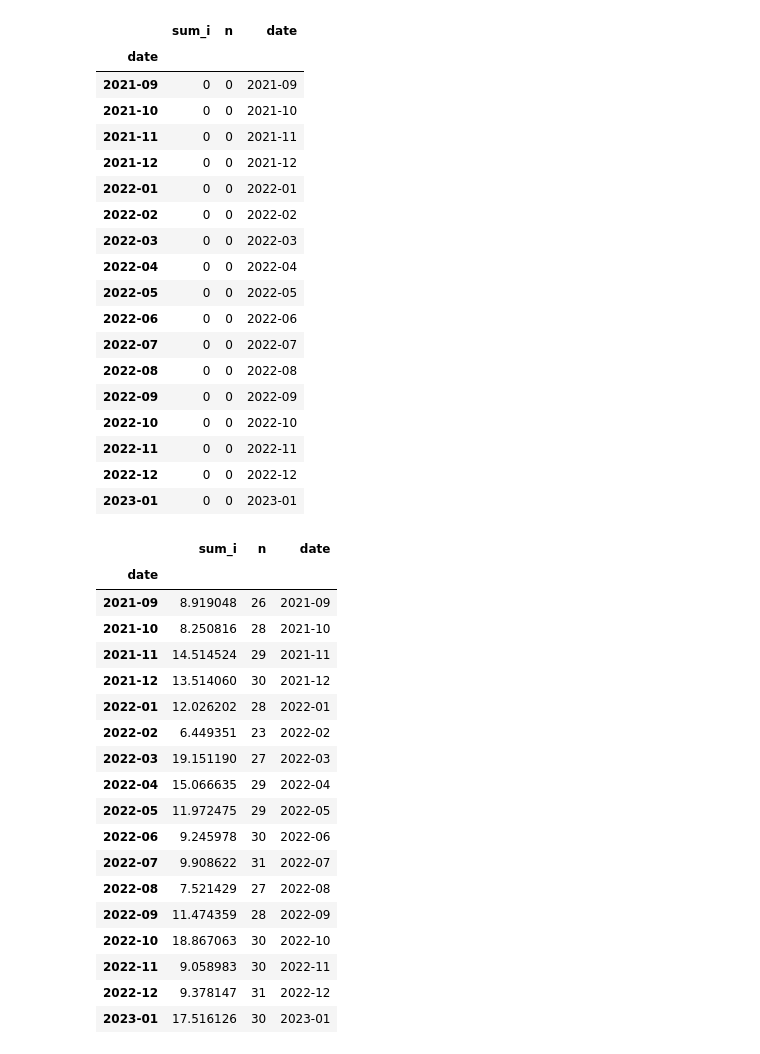
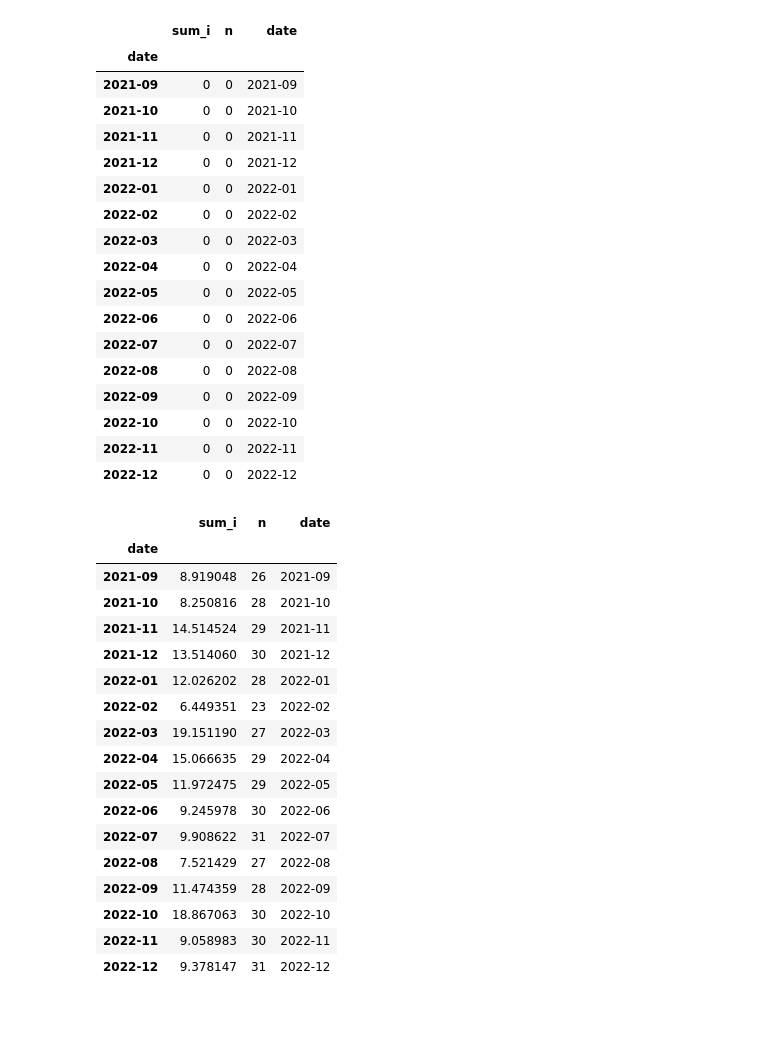
Before and after one commit to AMatevosova/Modeling-the-impact-of-sanctions-on-inflation-expectations, a Jupyter notebook: Проверка индикатора.ipynb, the cells around one changed output. Cells and saved outputs as stored; diff of their text form; code cells hidden in the pictures; blank space fills up the shorter version.

```diff
--- a/Проверка индикатора.ipynb
+++ b/Проверка индикатора.ipynb
@@ -23,31 +23,30 @@ df
 # %%
 df_month=pd.DataFrame()
-df_month['date']=['2021-09', '2021-10', '2021-11', '2021-12', '2022-01', '2022-02', '2022-03', '2022-04', '2022-05', '2022-06', '2022-07', '2022-08', '2022-09', '2022-10', '2022-11', '2022-12', '2023-01']
+df_month['date']=['2021-09', '2021-10', '2021-11', '2021-12', '2022-01', '2022-02', '2022-03', '2022-04', '2022-05', '2022-06', '2022-07', '2022-08', '2022-09', '2022-10', '2022-11', '2022-12']
 df_month['sum_i']=0
 df_month['n']=0
 df_month=df_month.set_index('date')
 df_month['date']=df_month.index
 df_month
 # %% [output]
 |  | sum_i | n | date |
 | date |  |  |  |
 | 2021-09 | 0 | 0 | 2021-09 |
 | 2021-10 | 0 | 0 | 2021-10 |
 | 2021-11 | 0 | 0 | 2021-11 |
 | 2021-12 | 0 | 0 | 2021-12 |
 | 2022-01 | 0 | 0 | 2022-01 |
 | 2022-02 | 0 | 0 | 2022-02 |
 | 2022-03 | 0 | 0 | 2022-03 |
 | 2022-04 | 0 | 0 | 2022-04 |
 | 2022-05 | 0 | 0 | 2022-05 |
 | 2022-06 | 0 | 0 | 2022-06 |
 | 2022-07 | 0 | 0 | 2022-07 |
 | 2022-08 | 0 | 0 | 2022-08 |
 | 2022-09 | 0 | 0 | 2022-09 |
 | 2022-10 | 0 | 0 | 2022-10 |
 | 2022-11 | 0 | 0 | 2022-11 |
 | 2022-12 | 0 | 0 | 2022-12 |
-| 2023-01 | 0 | 0 | 2023-01 |
 # %%
 i=0
 for i in range (len(df)):
@@ -75,7 +74,6 @@ df_month
 | 2022-10 | 18.867063 | 30 | 2022-10 |
 | 2022-11 | 9.058983 | 30 | 2022-11 |
 | 2022-12 | 9.378147 | 31 | 2022-12 |
-| 2023-01 | 17.516126 | 30 | 2023-01 |
 # %%
 df_month['indicator']=df_month['sum_i']/df_month['n']
 df_month
```
Also changed, not shown: parts of 8 cells of this notebook.
